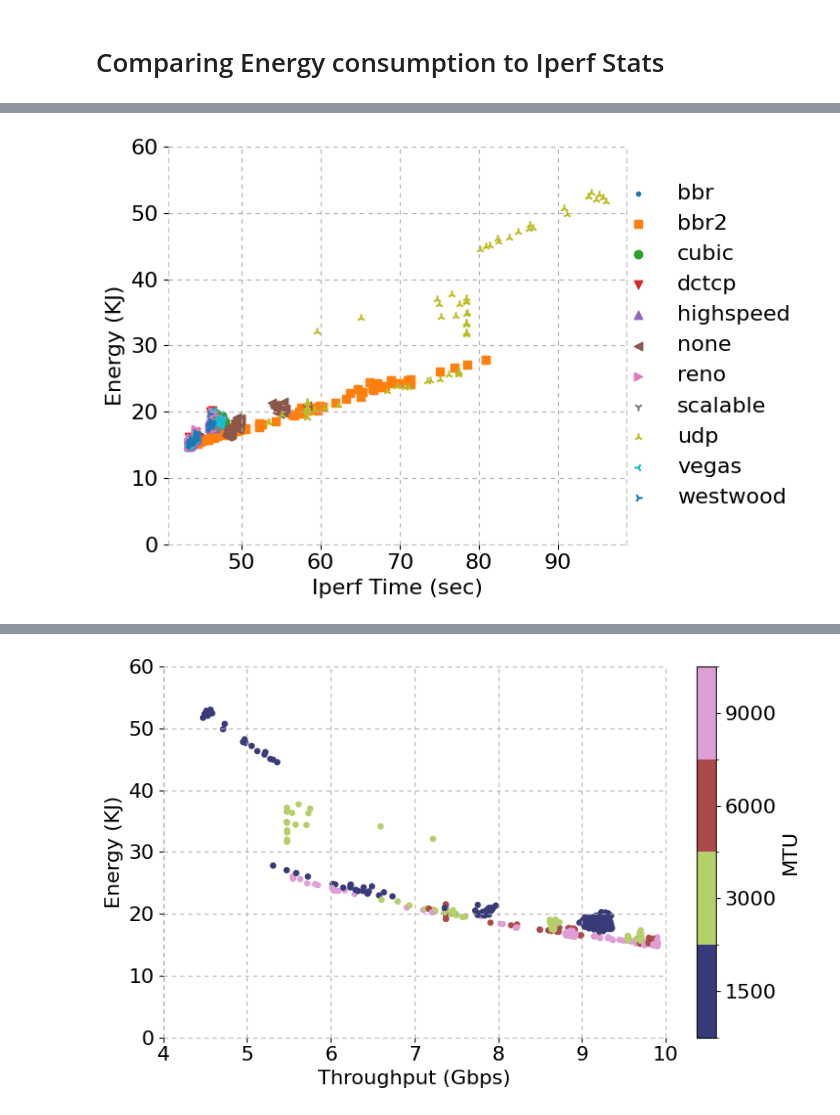
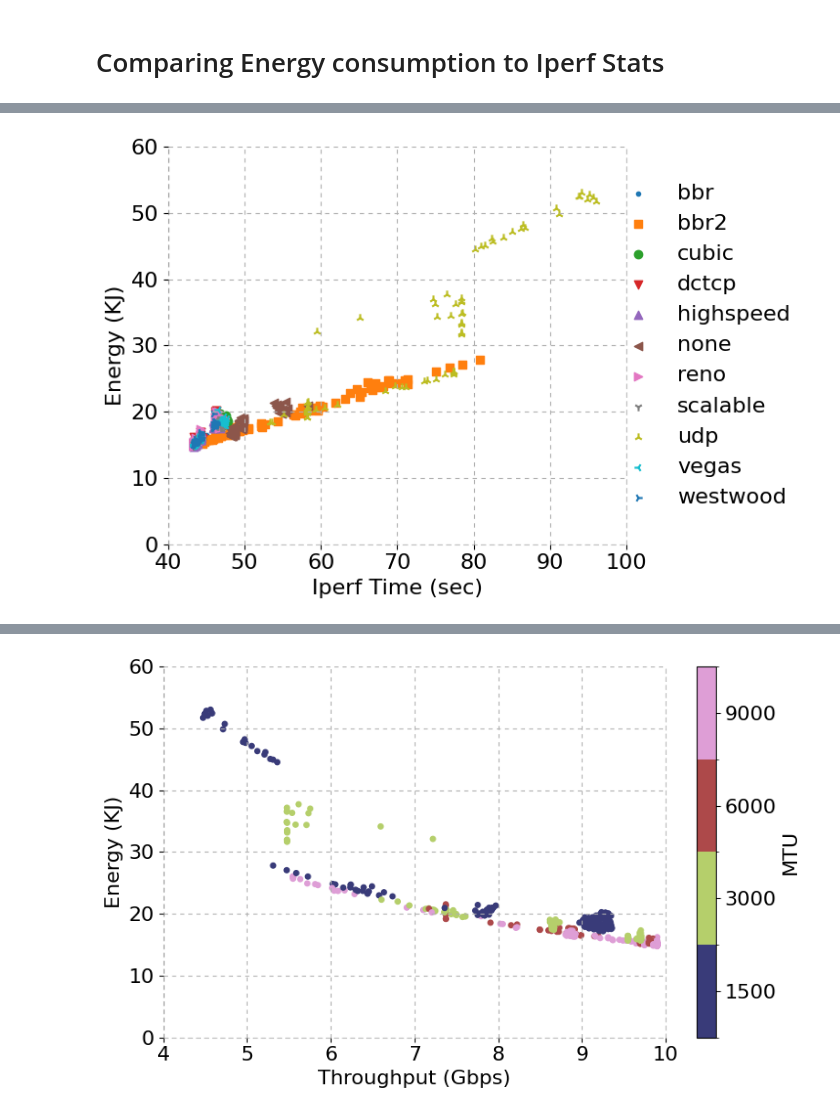
Before and after one commit to serhatarslan-hub/power-of-cc, a Jupyter notebook: analysis/iperf_analysis_for_energy.ipynb, the cells around one changed output, grey strips where cells are left out. Cells and saved outputs as stored; diff of their text form; code cells hidden in the pictures.

```diff
--- a/analysis/iperf_analysis_for_energy.ipynb
+++ b/analysis/iperf_analysis_for_energy.ipynb
@@ -19,6 +19,10 @@ FONT_SIZE = 16
 LINE_STYLE = (0,(4,4))
 LINE_WIDTH = 3.5
 SAVE_FIG = False
+
+ENERGY_LIM = (0, 60)
+ENERGY_LIM_NO_UDP = (14, 28)
+ENERGY_LIM_NO_UDP_NO_BBR2 = (14, 22)
 # %%
 EXP_ID = '230511-1257'
 data_folder = '../data/' + EXP_ID + '/'
@@ -70,7 +74,7 @@ def read_iperf_log(df, data_folder):
 
             if row['cc'] == 'udp':
                 sum_str = 'sum'
-                rtx = 0
+                rtx = np.nan
                 min_rtt = np.nan
                 mean_rtt = np.nan
                 max_rtt = np.nan
@@ -259,32 +416,33 @@ for cca, cc_df in exp_df.groupby('cc'):
     marker += 1
 
 plt.xlabel('Iperf Time (sec)', fontsize=FONT_SIZE)
 plt.ylabel('Energy (KJ)', fontsize=FONT_SIZE)
 plt.xticks(fontsize=FONT_SIZE)
 plt.yticks(fontsize=FONT_SIZE)
-plt.ylim((0, 60))
+plt.ylim(ENERGY_LIM)
+plt.xlim((40, 100))
 plt.grid(linestyle=LINE_STYLE)
 plt.legend(loc='center right', frameon=False, fontsize=FONT_SIZE,
            bbox_to_anchor=(1.4, 0.5))
 
 plt.gca().spines["right"].set_linestyle(LINE_STYLE)
 plt.gca().spines["right"].set_alpha(0.5)
 plt.gca().spines["right"].set_color('gray')
 plt.gca().spines["left"].set_linestyle(LINE_STYLE)
 plt.gca().spines["left"].set_alpha(0.5)
 plt.gca().spines["left"].set_color('gray')
 plt.gca().spines["top"].set_visible(False)
 # plt.gca().spines["top"].set_linestyle(LINE_STYLE)
 # plt.gca().spines["top"].set_alpha(0.5)
 # plt.gca().spines["top"].set_color('gray')
 plt.gca().spines["bottom"].set_linestyle(LINE_STYLE)
 plt.gca().spines["bottom"].set_alpha(0.5)
 plt.gca().spines["bottom"].set_color('gray')
 plt.tight_layout()
 
 if (SAVE_FIG):
     plt.savefig( out_dir + '/energy_vs_time_per_cca.pdf')
 
 plt.show()
 # %% [output]
-[figure, old version]
+[figure, new version]
```
Also changed, not shown: parts of 28 cells of this notebook, 29 other files.
